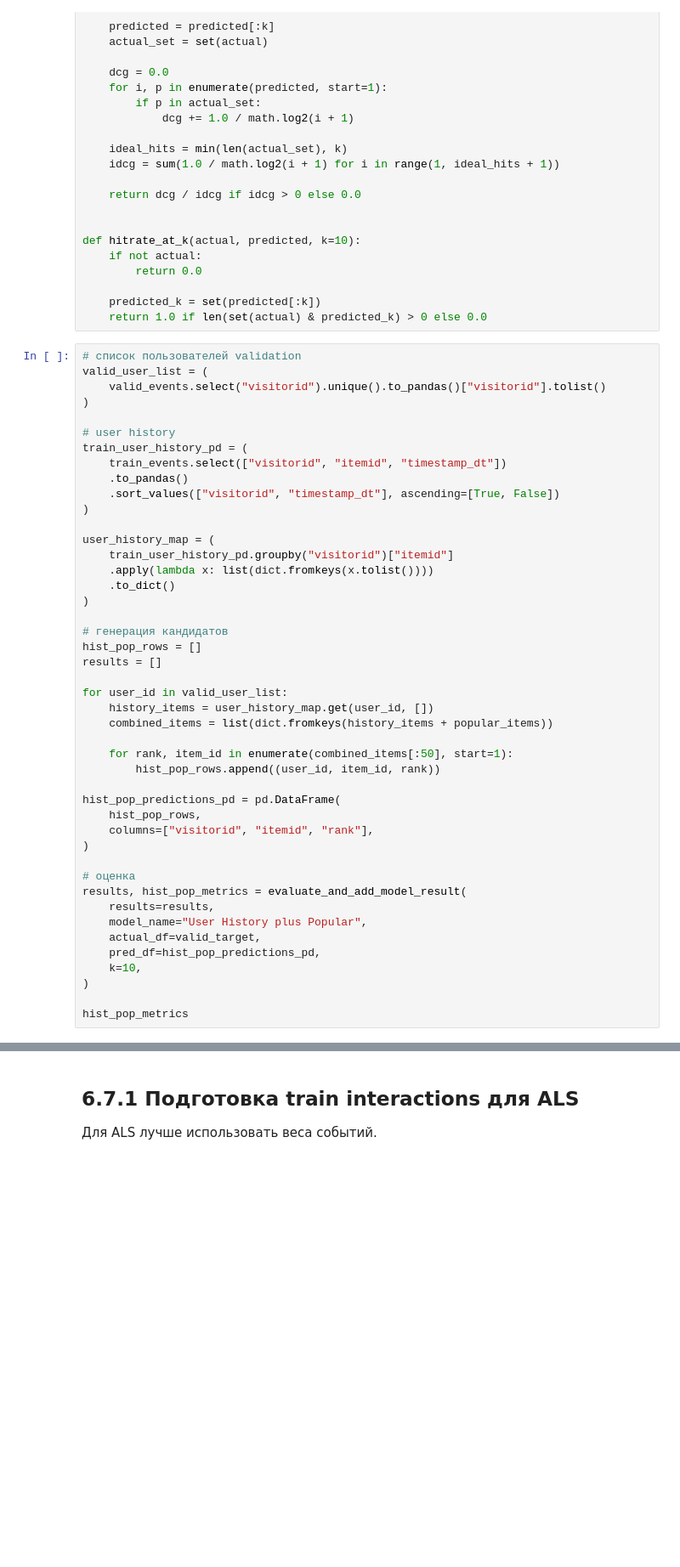
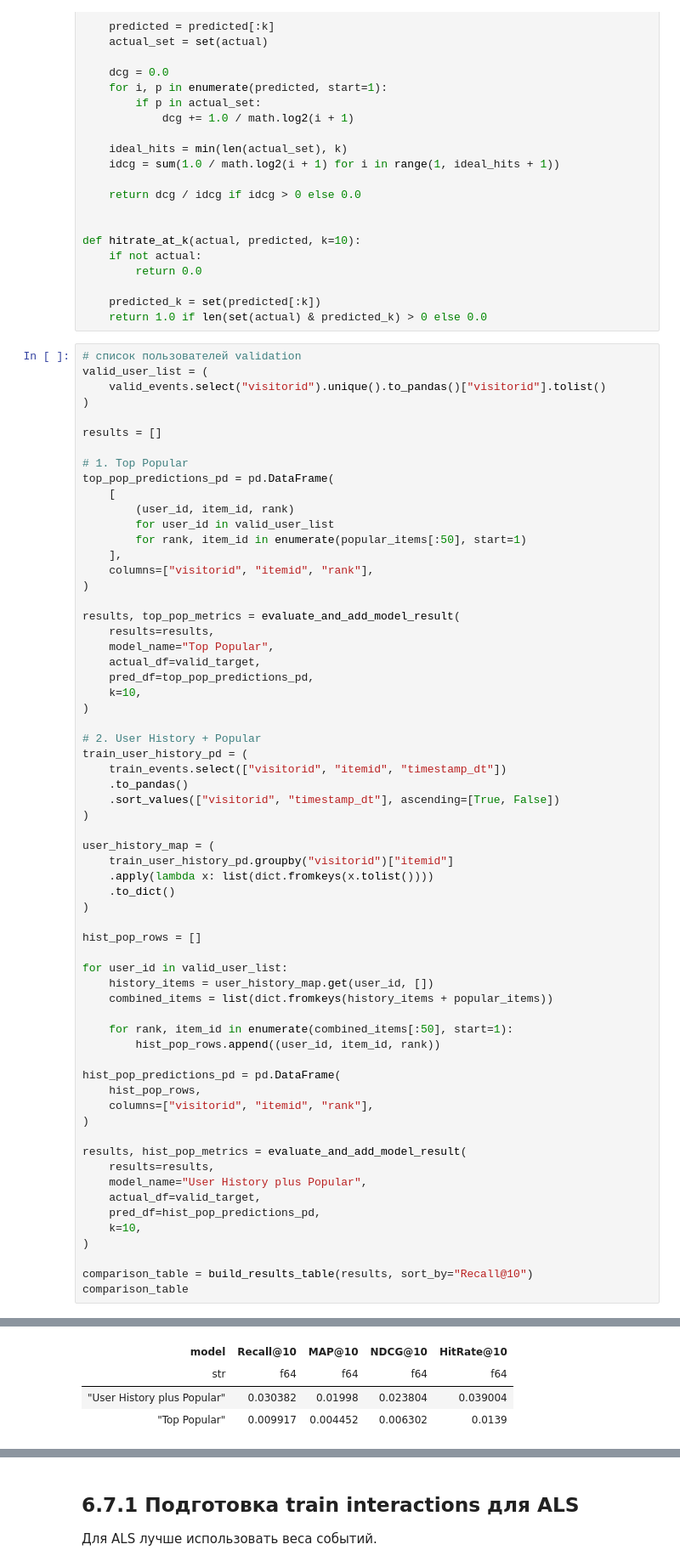
Before and after one commit to Manaam9/ecommerce-recsys, a Jupyter notebook: notebooks/02_modeling.ipynb, the cells around one changed output, grey strips where cells are left out. Shown at 85% size. Cells and saved outputs as stored; diff of their text form; blank space fills up the shorter version.

```diff
--- a/notebooks/02_modeling.ipynb
+++ b/notebooks/02_modeling.ipynb
@@ -1217,7 +1300,27 @@ valid_user_list = (
     valid_events.select("visitorid").unique().to_pandas()["visitorid"].tolist()
 )
 
-# user history
+results = []
+
+# 1. Top Popular
+top_pop_predictions_pd = pd.DataFrame(
+    [
+        (user_id, item_id, rank)
+        for user_id in valid_user_list
+        for rank, item_id in enumerate(popular_items[:50], start=1)
+    ],
+    columns=["visitorid", "itemid", "rank"],
+)
+
+results, top_pop_metrics = evaluate_and_add_model_result(
+    results=results,
+    model_name="Top Popular",
+    actual_df=valid_target,
+    pred_df=top_pop_predictions_pd,
+    k=10,
+)
+
+# 2. User History + Popular
 train_user_history_pd = (
     train_events.select(["visitorid", "itemid", "timestamp_dt"])
     .to_pandas()
@@ -1230,9 +1333,7 @@ user_history_map = (
     .to_dict()
 )
 
-# генерация кандидатов
 hist_pop_rows = []
-results = []
 
 for user_id in valid_user_list:
     history_items = user_history_map.get(user_id, [])
@@ -1246,7 +1347,6 @@ hist_pop_predictions_pd = pd.DataFrame(
     columns=["visitorid", "itemid", "rank"],
 )
 
-# оценка
 results, hist_pop_metrics = evaluate_and_add_model_result(
     results=results,
     model_name="User History plus Popular",
@@ -1255,5 +1355,6 @@ results, hist_pop_metrics = evaluate_and_add_model_result(
     k=10,
 )
 
-hist_pop_metrics
+comparison_table = build_results_table(results, sort_by="Recall@10")
+comparison_table
 # %% [output]
@@ -1263,0 +1362,4 @@ hist_pop_metrics
+| model | Recall@10 | MAP@10 | NDCG@10 | HitRate@10 |
+| str | f64 | f64 | f64 | f64 |
+| "User History plus Popular" | 0.030382 | 0.01998 | 0.023804 | 0.039004 |
+| "Top Popular" | 0.009917 | 0.004452 | 0.006302 | 0.0139 |
```
Also changed, not shown: parts of 12 cells of this notebook, 4 other files.
